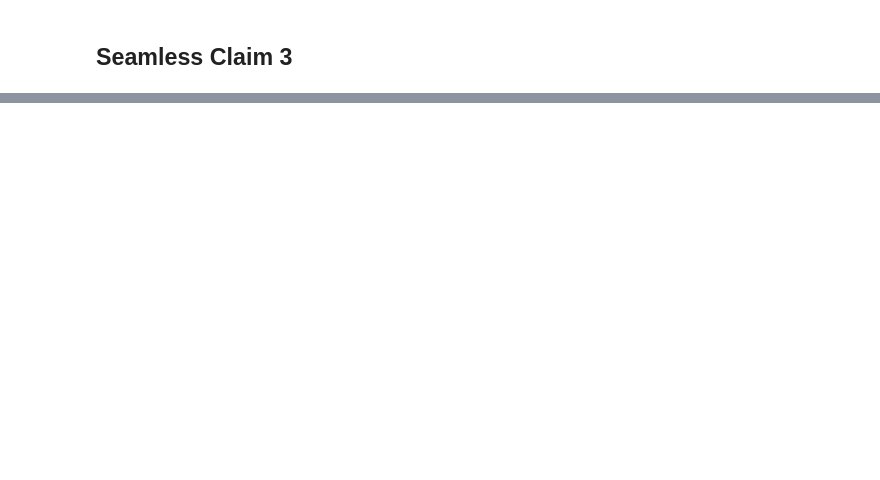
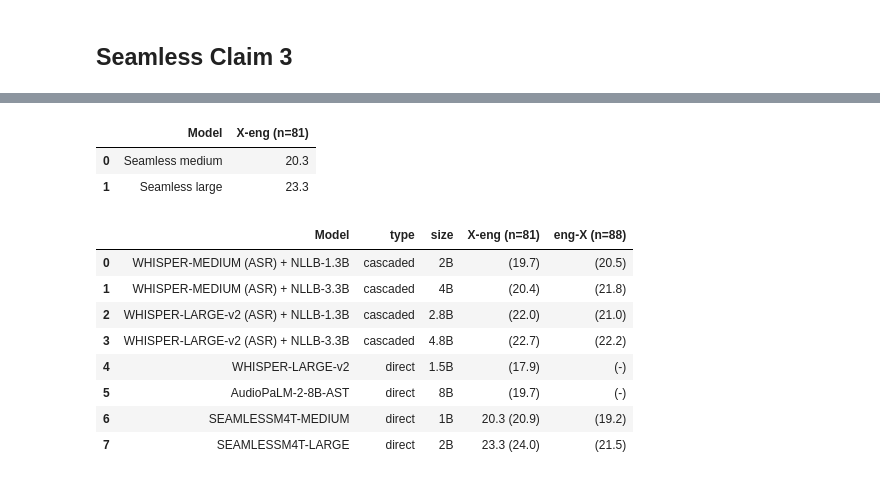
Before and after one commit to shreyjasuja/re_s2st, a Jupyter notebook: analyze_results.ipynb, the cells around one changed output, grey strips where cells are left out. Cells and saved outputs as stored; diff of their text form; code cells hidden in the pictures; blank space fills up the shorter version.

```diff
--- a/analyze_results.ipynb
+++ b/analyze_results.ipynb
@@ -104,0 +143,2 @@ re_results_df.to_json('claims/re_covost_summary.json',orient='split')
+# %%
+res_levels=["high_res","mid_res","low_res","low_res2"]
@@ -104,0 +167,11 @@ re_results_df.to_json('claims/re_covost_summary.json',orient='split')
+# %%
+score_directory_fleurs='results/fleurs/scores/'
+re_results=[]
+#read all the json files
+for files in os.listdir(score_directory_fleurs):
+    with open(score_directory_fleurs+files) as f:
+        scores=json.load(f)
+    model_name=files.split('.')[0]
+    re_results.append(resource_level_results_fleurs(scores,model_name))
+
+re_results_df=pd.DataFrame(re_results)
@@ -136,7 +216,7 @@ def apply_brackets(claims_df, avoid_cols=["Model"]):
             df[col]=df[col].apply(lambda x: f"({x})")
     return df
 # %%
-def fuzzy_combine_results(claims_df, re_results_df, value_cols=['High', 'Mid', 'Low', 'All']):
+def fuzzy_combine_results(claims_df, re_results_df, value_cols=['High', 'Mid', 'Low', 'All'],cut_off=55):
     combined_results=claims_df.copy()
 
     # Create a set to keep track of matched models from final_results_df
@@ -158,7 +238,7 @@ def fuzzy_combine_results(claims_df, re_results_df, value_cols=['High', 'Mid', '
         )
 
         # If a good match is found and not already used
-        if best_match and score >= 50:
+        if best_match and score >= cut_off:
             # Mark this model as matched to prevent further matches
             matched_models.add(best_match)
 
@@ -260,3 +371,26 @@ claim_df
 | 5 | AudioPaLM-2-8B-AST | direct | 8B | 19.7 | - |
 | 6 | SEAMLESSM4T-MEDIUM | direct | 1B | 20.9 | 19.2 |
 | 7 | SEAMLESSM4T-LARGE | direct | 2B | 24.0 | 21.5 |
+# %%
+re_results_df=pd.read_json('claims/re_fleurs_summary.json',orient='split')
+re_results_df=re_results_df[['Model','FLEURS X→eng (n=81)']]
+re_results_df.rename(columns = {'FLEURS X→eng (n=81)': 'X-eng (n=81)'}, inplace = True)
+
+re_results_df
+# %% [output]
+|  | Model | X-eng (n=81) |
+| 0 | Seamless medium | 20.3 |
+| 1 | Seamless large | 23.3 |
+# %%
+merged_df=fuzzy_combine_results(apply_brackets(claim_df,avoid_cols=["Model","type","size"]), re_results_df,value_cols=['X-eng (n=81)'],cut_off=90)
+merged_df
+# %% [output]
+|  | Model | type | size | X-eng (n=81) | eng-X (n=88) |
+| 0 | WHISPER-MEDIUM (ASR) + NLLB-1.3B | cascaded | 2B | (19.7) | (20.5) |
+| 1 | WHISPER-MEDIUM (ASR) + NLLB-3.3B | cascaded | 4B | (20.4) | (21.8) |
+| 2 | WHISPER-LARGE-v2 (ASR) + NLLB-1.3B | cascaded | 2.8B | (22.0) | (21.0) |
+| 3 | WHISPER-LARGE-v2 (ASR) + NLLB-3.3B | cascaded | 4.8B | (22.7) | (22.2) |
+| 4 | WHISPER-LARGE-v2 | direct | 1.5B | (17.9) | (-) |
+| 5 | AudioPaLM-2-8B-AST | direct | 8B | (19.7) | (-) |
+| 6 | SEAMLESSM4T-MEDIUM | direct | 1B | 20.3 (20.9) | (19.2) |
+| 7 | SEAMLESSM4T-LARGE | direct | 2B | 23.3 (24.0) | (21.5) |
```
Also changed, not shown: parts of 13 cells of this notebook, 4 other files.
